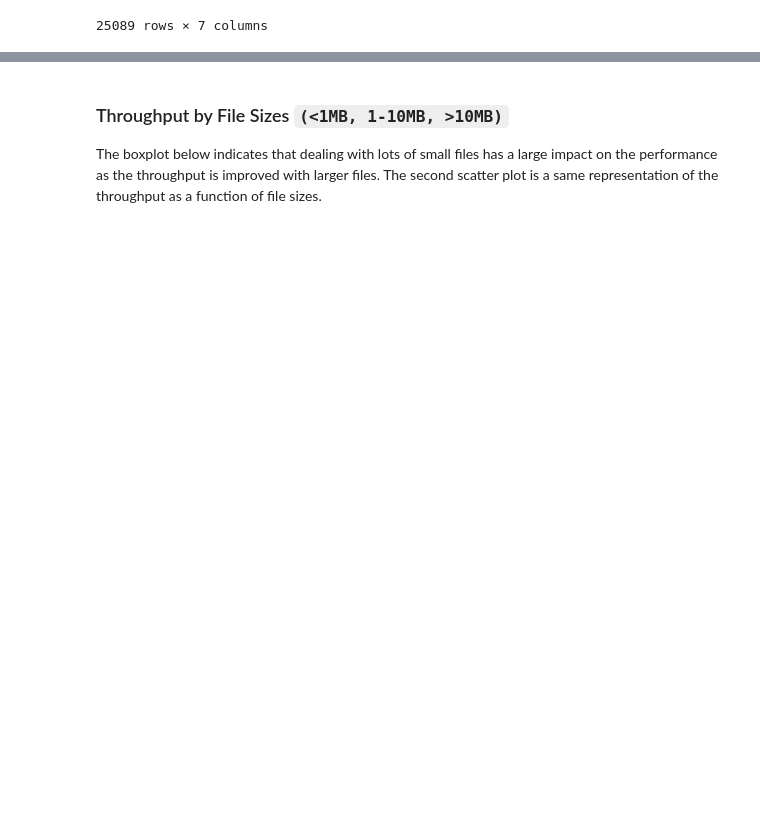
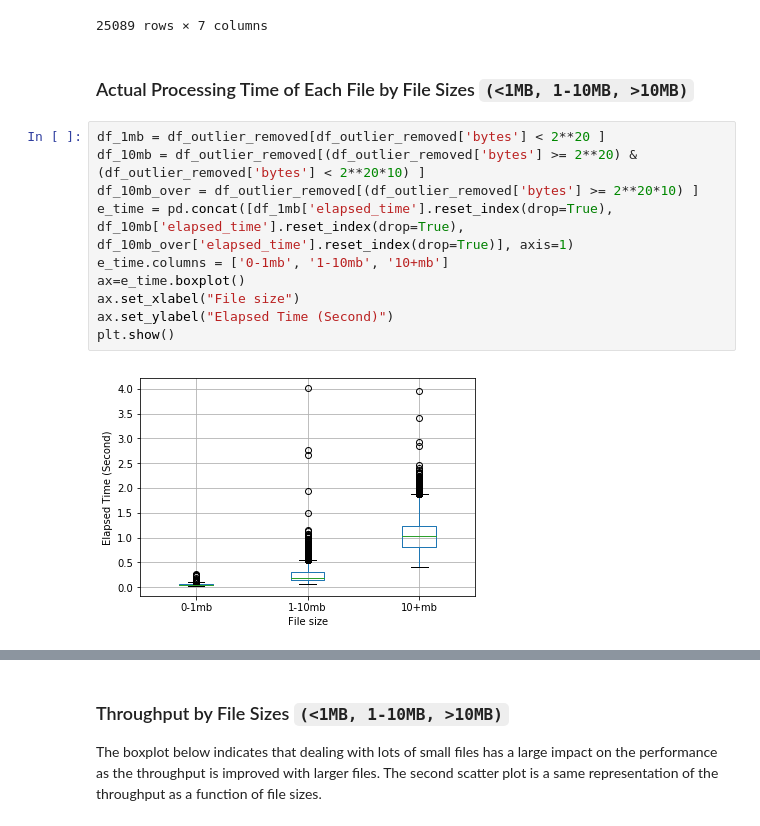
Before and after one commit to hpcanalytics/midas-alchemlyb, a Jupyter notebook: profiling.ipynb, the cells around one changed output, grey strips where cells are left out. Saved outputs shown, nothing was run; the diff lists cells and outputs as text; blank space fills up the shorter version.

```diff
--- a/profiling.ipynb
+++ b/profiling.ipynb
@@ -135,3 +147,17 @@ df # Note that elapsed_time is in second
 | 25087 | get_dHdl_XVG | loop | unres2res_state_8_x1 | md.part0016.xvg | 1.204243e+07 | 0.056816 | 684201 |
 | 25088 | get_dHdl_XVG | loop | unres2res_state_8_x1 | md.part0017.xvg | 1.866066e+07 | 0.366091 | 6831507 |
 25089 rows × 7 columns
+# %% [markdown]
+### Actual Processing Time of Each File by File Sizes `(<1MB, 1-10MB, >10MB)`
+# %%
+df_1mb = df_outlier_removed[df_outlier_removed['bytes'] < 2**20 ]
+df_10mb = df_outlier_removed[(df_outlier_removed['bytes'] >= 2**20) & (df_outlier_removed['bytes'] < 2**20*10) ]
+df_10mb_over = df_outlier_removed[(df_outlier_removed['bytes'] >= 2**20*10) ]
+e_time = pd.concat([df_1mb['elapsed_time'].reset_index(drop=True), df_10mb['elapsed_time'].reset_index(drop=True), df_10mb_over['elapsed_time'].reset_index(drop=True)], axis=1)
+e_time.columns = ['0-1mb', '1-10mb', '10+mb']
+ax=e_time.boxplot()
+ax.set_xlabel("File size")
+ax.set_ylabel("Elapsed Time (Second)")
+plt.show()
+# %% [output]
+[figure, added]
```
Also changed, not shown: parts of 12 cells of this notebook.
